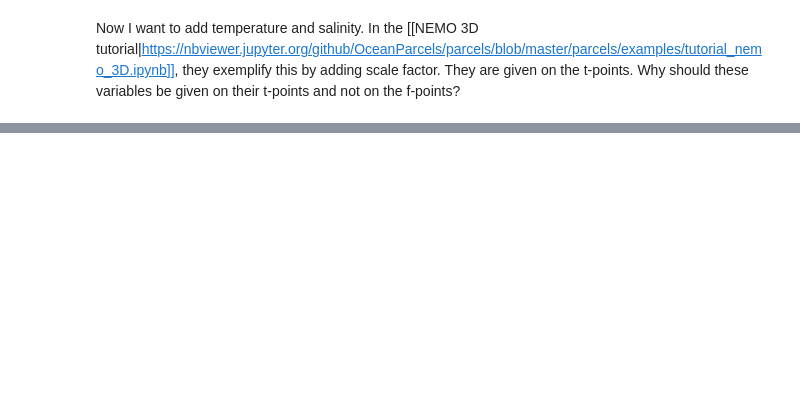
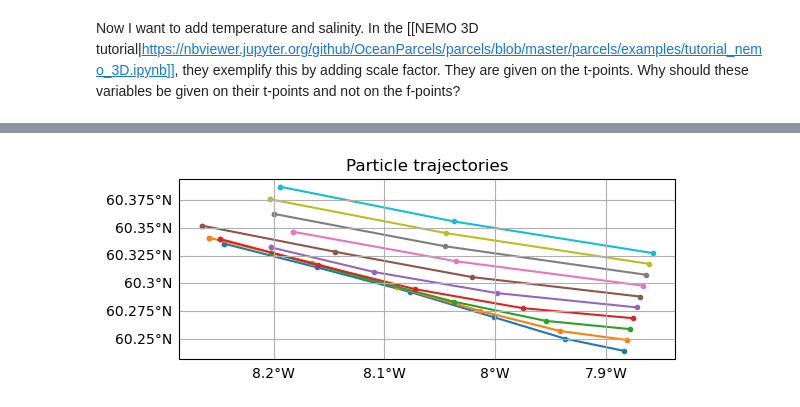
Before and after one commit to subniten/ocean_parcels_pr, a Jupyter notebook: load_nemo_3d.ipynb, the cells around one changed output, grey strips where cells are left out. Cells and saved outputs as stored; diff of their text form; code cells hidden in the pictures; blank space fills up the shorter version.

```diff
--- a/load_nemo_3d.ipynb
+++ b/load_nemo_3d.ipynb
@@ -98,0 +150,4 @@ fieldset_as_in_tutorial.S.show()
+# %%
+parcels.plotTrajectoriesFile('output_uvw.zarr')
+# %% [output]
+[figure, added]
```
Also changed, not shown: parts of 9 cells of this notebook, 18 other files.
